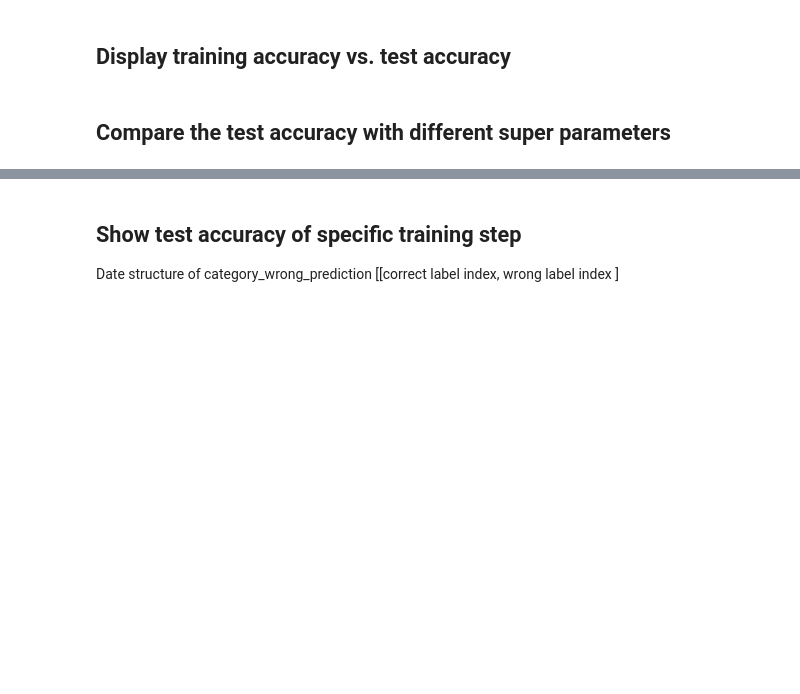
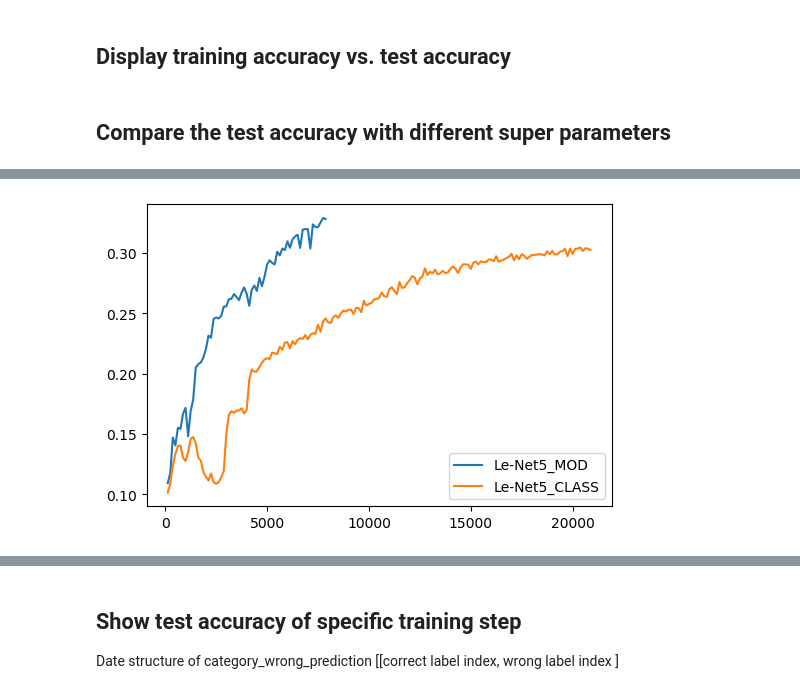
Before and after one commit to deechean/Le-Net5, a Jupyter notebook: train_analysis.ipynb, the cells around one changed output, grey strips where cells are left out. Cells and saved outputs as stored; diff of their text form; code cells hidden in the pictures; blank space fills up the shorter version.

```diff
--- a/train_analysis.ipynb
+++ b/train_analysis.ipynb
@@ -72,0 +69,13 @@ show_accuracy([log_data.train_accuracy, log_data.test_accuracy])
+# %%
+from train_log import train_log
+log = {}
+log_data = []
+log_dir_1 = '../Le-Net5-Log/Le-Net5_MOD/log_1/'
+log['Le-Net5_MOD'] = train_log(log_dir_1)
+log_data.append(['Le-Net5_MOD',log['Le-Net5_MOD'].readlog('test_accuracy')])
+log_dir_2 = '../Le-Net5-Log/Le-Net5_CLASS/log_1/'
+log['Le-Net5_CLASS'] = train_log(log_dir_2)
+log_data.append(['Le-Net5_CLASS',log['Le-Net5_CLASS'].readlog('test_accuracy')])
+show_chart(log_data)
+# %% [output]
+[figure, added]
```
Also changed, not shown: parts of 7 cells of this notebook, 5 other files.
